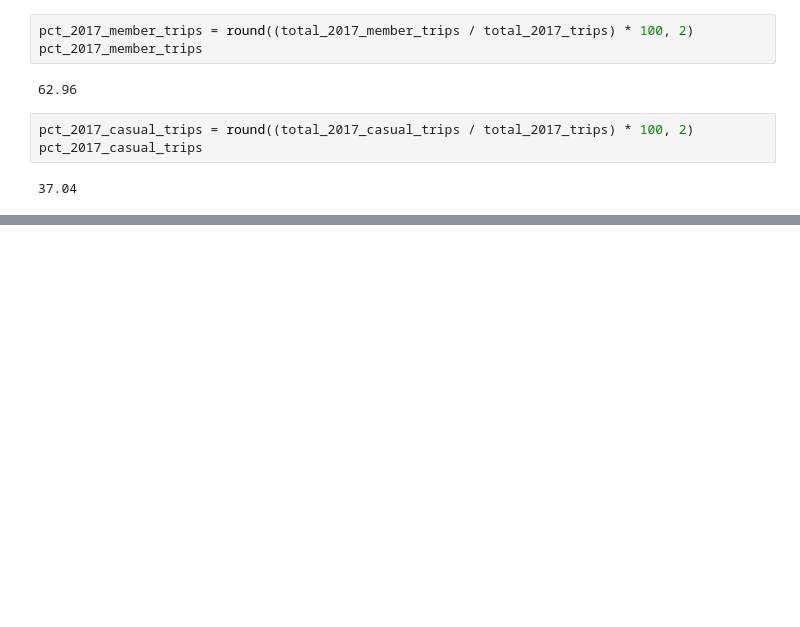
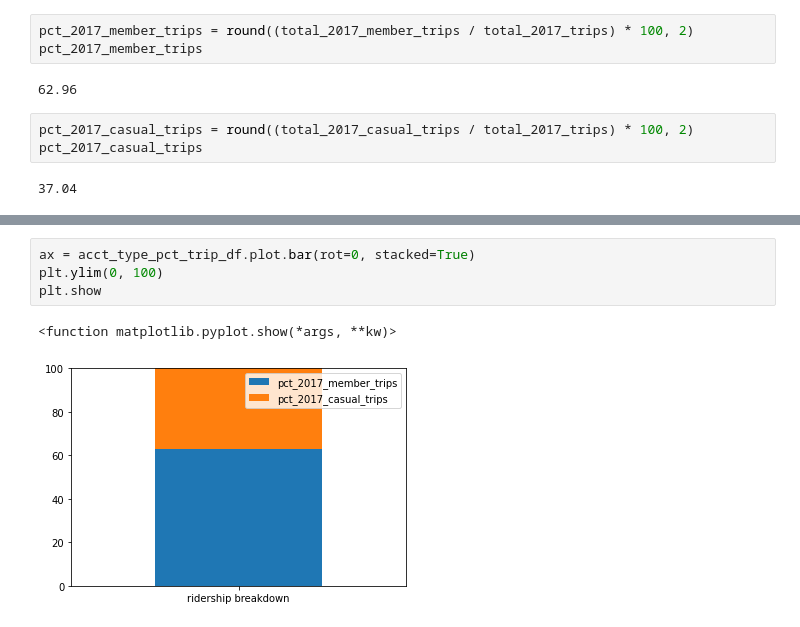
Before and after one commit to luchovzla/project-1, a Jupyter notebook: Nice Ride 2017.ipynb, the cells around one changed output, grey strips where cells are left out. Saved outputs shown, nothing was run; the diff lists cells and outputs as text; blank space fills up the shorter version.

```diff
--- a/Nice Ride 2017.ipynb
+++ b/Nice Ride 2017.ipynb
@@ -145,0 +164,7 @@ tick_locations = [value+0.4 for value in x_axis]
+# %%
+ax = acct_type_pct_trip_df.plot.bar(rot=0, stacked=True)
+plt.ylim(0, 100)
+plt.show
+# %% [output]
+<function matplotlib.pyplot.show(*args, **kw)>
+[figure, added]
```
Also changed, not shown: parts of 7 cells of this notebook.
